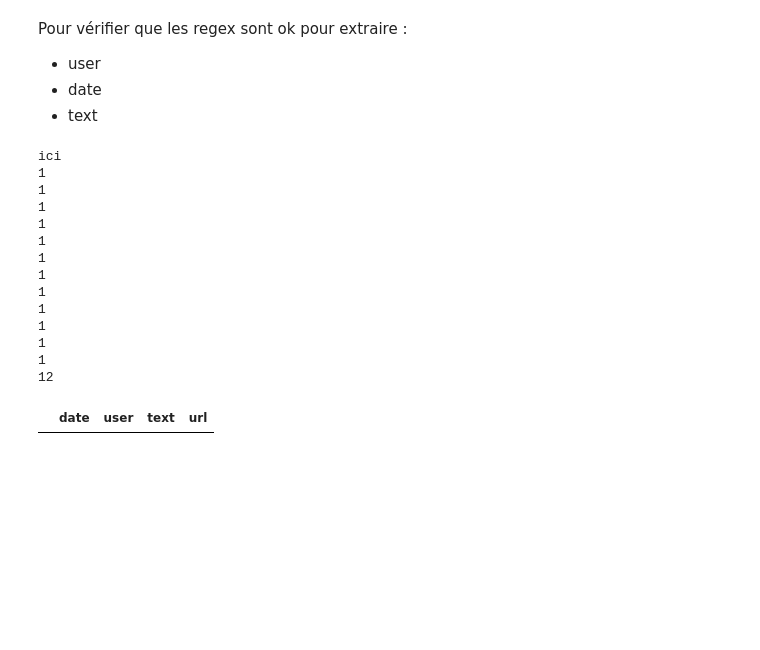
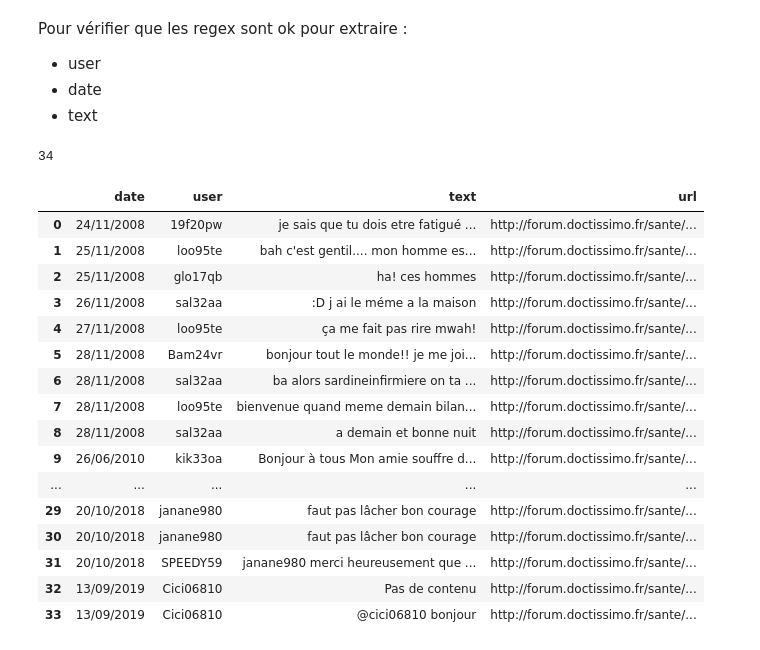
Before and after one commit to yohan-th/Levothyscan, a Jupyter notebook: script.ipynb, the cells around one changed output. Drawn from its saved outputs; the diff is of its cells as text; code cells hidden in the pictures; blank space fills up the shorter version.

Commit message:
fix citation + urllib errors

```diff
--- a/script.ipynb
+++ b/script.ipynb
@@ -73,7 +67,7 @@ import unicodedata
 
 def clean_message(msg):
     msg = re.sub('&#039;', '\'', msg)#apostrophe
-    msg = re.sub(';', ' ', msg)  # Pour un decoupage correct sur excel
+    msg = re.sub(',', ' ', msg)  # Pour un decoupage correct sur excel
     msg = re.sub('[>\r\n]+', ' ', msg) #Saut de ligne
     msg = re.sub(':\w+:', ' ', msg) #les smiley :happy:
     msg = re.sub('http\://.+?\.html', '', msg) #les liens copi
@@ -165,17 +175,10 @@ for url in all_topics_url:
     if debug:
         time.sleep(2)
 
-    try:
-      with urllib.request.urlopen(url) as response:
-        html = response.read().decode('utf-8')
-    except SocketError as e:
-      if e.errno != errno.ECONNRESET:
-        print("-------> urlib request error")
-        time.sleep(30)
-        continue
-      else:
-        print("-!-!-!-> urlib request error")
-        continue
+    html = get_html(url, 5)
+    if html == -1:
+      print(f"[Error get nb page] --> abort topic {url}")
+      continue
 
     sujet_topic = re.search("forum.doctissimo.fr/sante/.+/(.*?)sujet_", url).group(1)
     nb_page_topic = get_nbr_page(html)
@@ -195,17 +198,17 @@ for url in all_topics_url:
       print(str(nb_topic) + " topics extrait sur " + str(len(all_topics_url)) + ". Messages récoltés : " + str(len(all_msg)))
 
     if len(all_msg) > 1000 and save_tmp_out == True:
-        all_msg.to_csv("tmp_out.csv", sep=';', encoding='utf-8', index=False)
+        all_msg.to_csv("tmp_out.csv", sep=',', encoding='utf-8', index=False)
         print("Fichier temporaire save --> tmp_out.csv")
         save_tmp_out = False
 
     nb_topic += 1
 
-print("Attente des threats")
+print("Attente des threads")
 for curThread in threadList :
     curThread.join()
 
-all_msg.to_csv("out.csv", sep=';', encoding='utf-8', index=False)
+all_msg.to_csv("out.csv", sep=',', encoding='utf-8', index=False)
 
 stop = timeit.default_timer()
 m, s = divmod(stop - start, 60)
@@ -243,10 +246,13 @@ import re
 import pandas as pd
 
 url = "http://forum.doctissimo.fr/sante/arthrose-os/maigrir-sujet_149370_1.htm" # profil supprimé + citation normol
-url = "http://forum.doctissimo.fr/sante/regles-problemes-gynecologiques/retart-regles-sujet_222033_1.htm" # encodage citation différent
 url = "http://forum.doctissimo.fr/sante/thyroide-problemes-endocrinologiques/endocrinologue-belgique-sujet_160644_1.htm" # encodage user avec space authorisé (Susanne in F)
 url = "http://forum.doctissimo.fr/sante/thyroide-problemes-endocrinologiques/supportez-thyroxine-sanofi-sujet_171008_1.htm" #avec hidden dans code devant user name
-url = "http://forum.doctissimo.fr/sante/autres-drogues-dependances/alcool-cocaine-sujet_183131_2.htm"
+url = "http://forum.doctissimo.fr/sante/thyroide-problemes-endocrinologiques/demande-renseignements-sujet_171692_1.htm" #encodage citaiton different
+
+url = "http://forum.doctissimo.fr/sante/regles-problemes-gynecologiques/retart-regles-sujet_222033_1.htm" # encodage citation différent
+
+url = "http://forum.doctissimo.fr/sante/thyroide-problemes-endocrinologiques/probleme-couple-tyroide-sujet_152716_2.htm" #message de fay41ft le 24/04/2006 "..." cité absent sur la page web mais présent dans le tableau ??
 
 df = pd.DataFrame(columns=['date','user', 'text', 'url'])
 
@@ -261,45 +267,48 @@ except (http.client.IncompleteRead) as e:
 #    file.write(html)
 #files.download('1_all_website.html')
 
 
 only_messages = re.search('<div id="topic" >(.*?)<div class="bottom_action_topic_menu">', html, re.MULTILINE | re.DOTALL).group(1)
 #with open("2_only_messages.html", "w") as file:
 #     file.write(only_messages)
 #files.download('2_only_messages.html')
 
 messages_page = re.findall('class="md-topic_post(.*?)/table>', only_messages, re.MULTILINE | re.DOTALL)
 
 for message in messages_page:
     if re.match('.*data-id_user.*', message, re.DOTALL):
         user = re.search('data-id_user.+?>(.+?)<', message).group(1)
     elif re.match('.*itemprop="name"', message, re.DOTALL):
         user = re.search('itemprop="name".*?>(.+?)<', message).group(1) #parfois hidden est rajouté dans le code source donc .+? après name
     elif re.match('.*Profil supprimé.*', message, re.DOTALL):
         user = "Profil supprimé"
     else:
         user = "[ERROR_Encodage_user_unknown]"
     date = re.search('Posté le ([0-9/]+)', message).group(1)
     if re.match('.*itemprop="citation".*', message, re.DOTALL):
-        message = re.sub('itemprop="citation".+?</span></span>', '', message, re.MULTILINE | re.DOTALL)
+        message = re.sub('itemprop\=\"citation\".+?</span><span', '', message, flags=re.DOTALL)
     text = re.search('itemprop="text" hidden>(.*?)</span>[<div>|<span itemprop="author"]', message, re.MULTILINE | re.DOTALL).group(1)
     text = clean_message(text)
     df = df.append({'date':date, 'user':user, 'text':text, 'url':url}, ignore_index=True)
 
 print(str(len(messages_page)))
 df
 # %% [output]
-ici
-1
-1
-1
-1
-1
-1
-1
-1
-1
-1
-1
-1
-12
+34
 |  | date | user | text | url |
+| 0 | 24/11/2008 | 19f20pw | je sais que tu dois etre fatigué ... | http://forum.doctissimo.fr/sante/... |
+| 1 | 25/11/2008 | loo95te | bah c'est gentil.... mon homme es... | http://forum.doctissimo.fr/sante/... |
+| 2 | 25/11/2008 | glo17qb | ha! ces hommes | http://forum.doctissimo.fr/sante/... |
+| 3 | 26/11/2008 | sal32aa | :D j ai le méme a la maison | http://forum.doctissimo.fr/sante/... |
+| 4 | 27/11/2008 | loo95te | ça me fait pas rire mwah! | http://forum.doctissimo.fr/sante/... |
+| 5 | 28/11/2008 | Bam24vr | bonjour tout le monde!! je me joi... | http://forum.doctissimo.fr/sante/... |
+| 6 | 28/11/2008 | sal32aa | ba alors sardineinfirmiere on ta ... | http://forum.doctissimo.fr/sante/... |
+| 7 | 28/11/2008 | loo95te | bienvenue quand meme demain bilan... | http://forum.doctissimo.fr/sante/... |
+| 8 | 28/11/2008 | sal32aa | a demain et bonne nuit | http://forum.doctissimo.fr/sante/... |
+| 9 | 26/06/2010 | kik33oa | Bonjour à tous Mon amie souffre d... | http://forum.doctissimo.fr/sante/... |
+| ... | ... | ... | ... | ... |
+| 29 | 20/10/2018 | janane980 | faut pas lâcher bon courage | http://forum.doctissimo.fr/sante/... |
+| 30 | 20/10/2018 | janane980 | faut pas lâcher bon courage | http://forum.doctissimo.fr/sante/... |
+| 31 | 20/10/2018 | SPEEDY59 | janane980 merci heureusement que ... | http://forum.doctissimo.fr/sante/... |
+| 32 | 13/09/2019 | Cici06810 | Pas de contenu | http://forum.doctissimo.fr/sante/... |
+| 33 | 13/09/2019 | Cici06810 | @cici06810 bonjour | http://forum.doctissimo.fr/sante/... |
```
Also changed, not shown: parts of 3 cells of this notebook.
